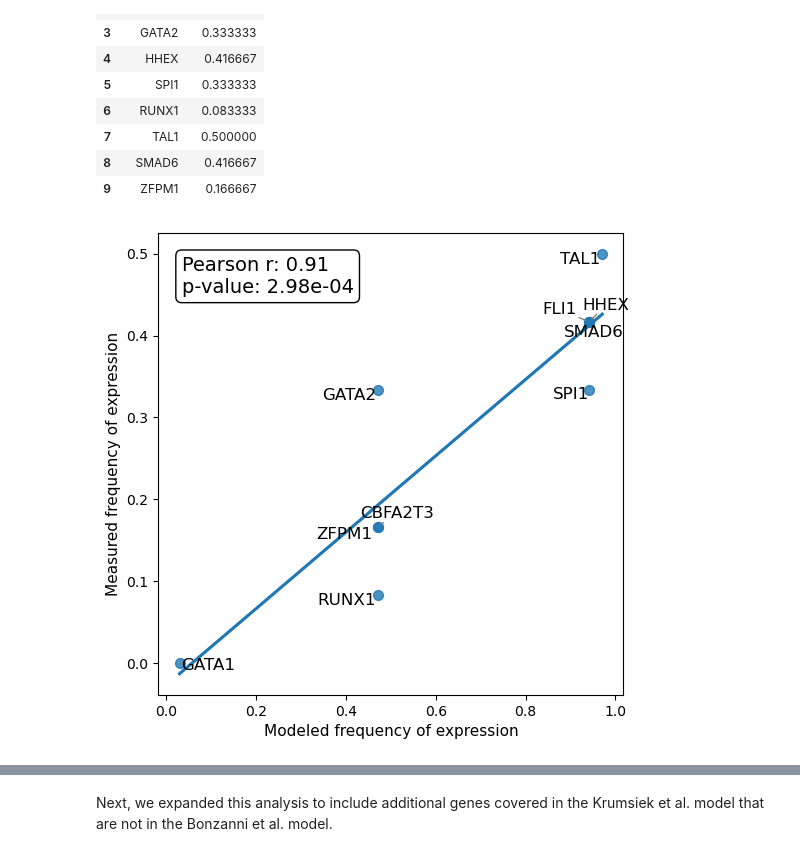
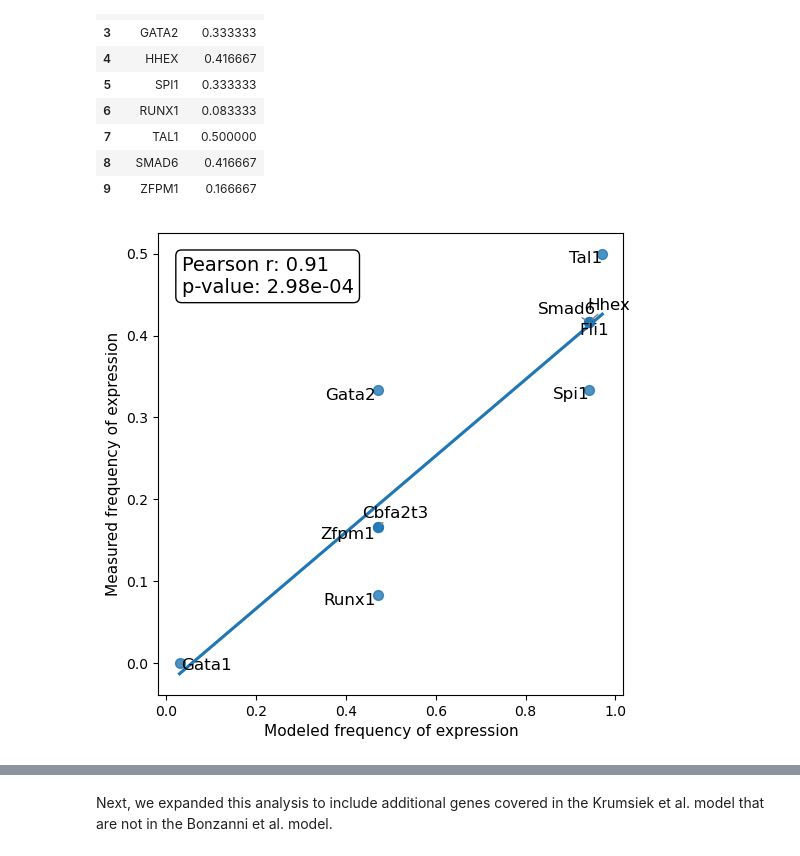
Before and after one commit to IlyaLab/LogicModelMerger, a Jupyter notebook: Evaluating the merged model/Correlation with HSC expression.ipynb, the cells around one changed output, grey strips where cells are left out. Cells and saved outputs as stored; diff of their text form; code cells hidden in the pictures.

```diff
--- a/Evaluating the merged model/Correlation with HSC expression.ipynb
+++ b/Evaluating the merged model/Correlation with HSC expression.ipynb
@@ -55,8 +34,8 @@ This notebook has been executed using the docker image `colomoto/colomoto-docker
 # %%
 home = "persistent/" # home path for Logic Model Merger
-merged_and_name = home + "Models/merged_and_" + model1name + "_" + model2name
-merged_inhibitor_wins_name = home + "Models/merged_inhibitor_wins_" + model1name + "_" + model2name
-merged_or_name = home + "Models/merged_or_" + model1name + "_" + model2name
+merged_and_name = home + "LogicModelMerger/Models/merged_and_" + model1name + "_" + model2name
+merged_inhibitor_wins_name = home + "LogicModelMerger/Models/merged_inhibitor_wins_" + model1name + "_" + model2name
+merged_or_name = home + "LogicModelMerger/Models/merged_or_" + model1name + "_" + model2name
 
 # load the network
 merged_and = boolnet.loadSBML(merged_and_name + ".sbml")
@@ -105,28 +84,28 @@ for i in range(3):
 
     df = df.T
     df.index = df.index.str.replace('Attr', 'S')
-    df.to_csv(home + 'SimulationResults/' + df_name + "_" + model1name + "_" + model2name + '.csv')
+    df.to_csv(home + 'LogicModelMerger/SimulationResults/' + df_name + "_" + model1name + "_" + model2name + '.csv')
 # %%
 # Model1 results
-df1 = pd.read_csv(home + "SimulationResults/attr_" + model1name + ".csv", index_col = 0)
+df1 = pd.read_csv(home + "LogicModelMerger/SimulationResults/attr_" + model1name + ".csv", index_col = 0)
 df1.index = df1.index.str.replace('S', 'B')
 
 # Model2 results
-df2 = pd.read_csv(home + "SimulationResults/attr_" + model2name + ".csv", index_col = 0)
+df2 = pd.read_csv(home + "LogicModelMerger/SimulationResults/attr_" + model2name + ".csv", index_col = 0)
 df2.index = df2.index.str.replace('S', 'K')
 
 # Merged results
-df_and = pd.read_csv(home + "SimulationResults/attr_merged_and_" + model1name + "_" + model2name + '.csv', index_col = 0)
+df_and = pd.read_csv(home + "LogicModelMerger/SimulationResults/attr_merged_and_" + model1name + "_" + model2name + '.csv', index_col = 0)
 
-df_inhibitor_wins = pd.read_csv(home + "SimulationResults/attr_merged_inhibitor_wins_" + model1name + "_" + model2name + '.csv', index_col = 0)
+df_inhibitor_wins = pd.read_csv(home + "LogicModelMerger/SimulationResults/attr_merged_inhibitor_wins_" + model1name + "_" + model2name + '.csv', index_col = 0)
 
-df_or = pd.read_csv(home + "SimulationResults/attr_merged_or_" + model1name + "_" + model2name + '.csv', index_col = 0)
+df_or = pd.read_csv(home + "LogicModelMerger/SimulationResults/attr_merged_or_" + model1name + "_" + model2name + '.csv', index_col = 0)
 # %% [markdown]
 ## Using the Ramos et al. 2006 data
 
 Data are collected from the supplementary material of Ramos et al. 2006.
 # %%
-exp = pd.read_csv(home + "Data/Expression/Expression_Ramos.csv")
+exp = pd.read_csv(home + "LogicModelMerger/Data/Expression/Expression_Ramos.csv")
 exp
 # %% [output]
 |  | Gene | Expression |
@@ -144,35 +123,37 @@ exp
 def cor_exp(df1):
     # Calculate frequency of expression for each gene
     frequency = df1.sum() / len(df1)
-
-    # Convert frequency to a DataFrame and reset index
     frequency_df = frequency.reset_index()
     frequency_df.columns = ['Gene', 'Frequency']
 
     # Merge with the expression DataFrame
     merged_data = pd.merge(frequency_df, exp, on='Gene', how='inner')
+
+    # If the genes are from mouse:
+    # Capitalize first letter only for 'Gene' column
+    merged_data['Gene'] = merged_data['Gene'].str.capitalize()
 
     # Compute Pearson correlation and p-value
     correlation, p_value = pearsonr(merged_data['Frequency'], merged_data['Expression'])
 
     # Plotting
     plt.figure(figsize=(6, 6))
     ax = sns.regplot(data=merged_data, x='Frequency', y='Expression', ci=None, scatter_kws={"s": 50})
     plt.xlabel('Modeled frequency of expression',fontsize = 11)
     plt.ylabel('Measured frequency of expression',fontsize = 11)
 
     # Annotate Pearson correlation and p-value
     plt.text(0.05, 0.95, f'Pearson r: {correlation:.2f}\np-value: {p_value:.2e}',
              ha='left', va='top', transform=ax.transAxes, fontsize=14, bbox=dict(boxstyle="round,pad=0.3", edgecolor='black', facecolor='white'))
 
     # Annotate gene names with adjustText to avoid overlaps
     texts = []
     for i, point in merged_data.iterrows():
         texts.append(ax.text(point['Frequency'], point['Expression'], point['Gene'], ha='right', va='center', fontsize=12))
 
     adjust_text(texts, arrowprops=dict(arrowstyle='->', color='grey'))
 
     plt.show()
 cor_exp(df1)
 # %% [output]
-[figure, old version]
+[figure, new version]
```
Also changed, not shown: parts of 13 cells of this notebook, 5 other files.
